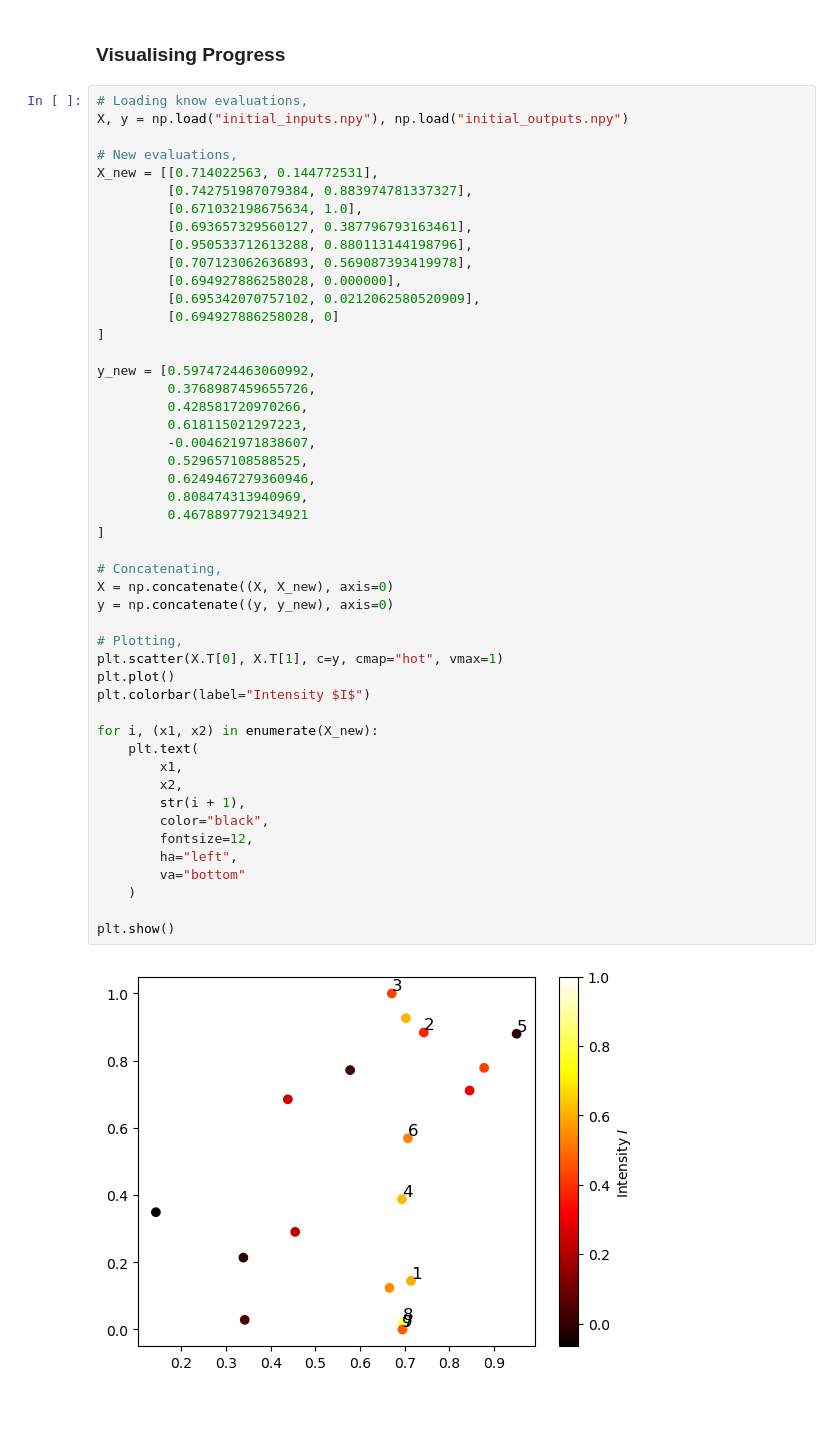
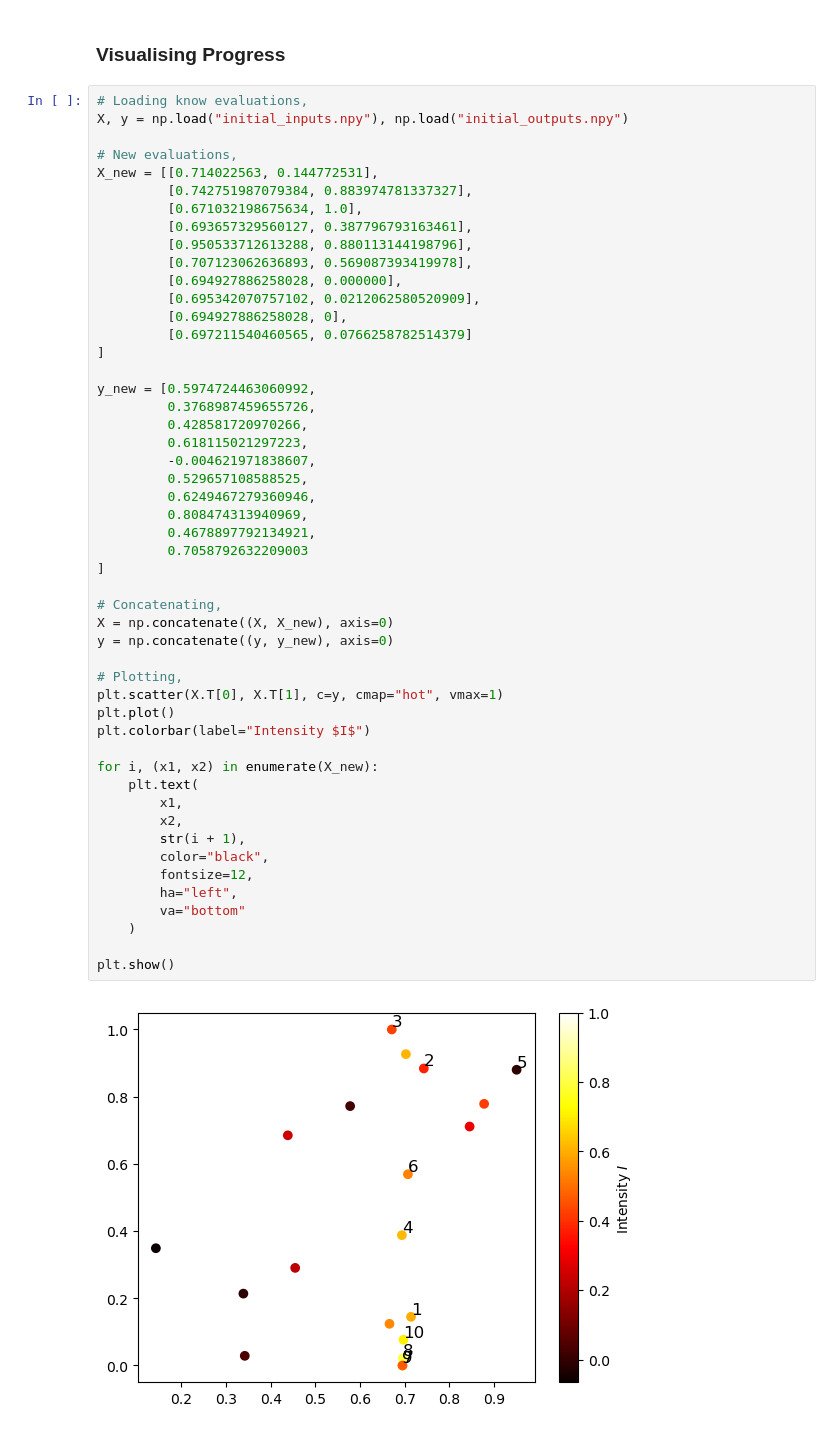
Before and after one commit to prithvi-ramrucha/Capstone-Project, a Jupyter notebook: Function 2/Function 2.ipynb, the cells around one changed output. Drawn from its saved outputs; the diff is of its cells as text.

```diff
--- a/Function 2/Function 2.ipynb
+++ b/Function 2/Function 2.ipynb
@@ -198,7 +198,8 @@ X_new = [[0.714022563, 0.144772531],
          [0.707123062636893, 0.569087393419978],
          [0.694927886258028, 0.000000],
          [0.695342070757102, 0.0212062580520909],
-         [0.694927886258028, 0]
+         [0.694927886258028, 0],
+         [0.697211540460565, 0.0766258782514379]
 ]
 
 y_new = [0.5974724463060992,
@@ -206,35 +207,36 @@ y_new = [0.5974724463060992,
          0.428581720970266,
          0.618115021297223,
          -0.004621971838607,
          0.529657108588525,
          0.6249467279360946,
          0.808474313940969,
-         0.4678897792134921
+         0.4678897792134921,
+         0.7058792632209003
 ]
 
 # Concatenating,
 X = np.concatenate((X, X_new), axis=0)
 y = np.concatenate((y, y_new), axis=0)
 
 # Plotting,
 plt.scatter(X.T[0], X.T[1], c=y, cmap="hot", vmax=1)
 plt.plot()
 plt.colorbar(label="Intensity $I$")
 
 for i, (x1, x2) in enumerate(X_new):
     plt.text(
         x1,
         x2,
         str(i + 1),
         color="black",
         fontsize=12,
         ha="left",
         va="bottom"
     )
 
 plt.show()
 # %% [output]
-[figure, old version]
+[figure, new version]
 # %% [markdown]
 ### Updates
 
```
Also changed, not shown: parts of 4 cells of this notebook, 31 other files.
